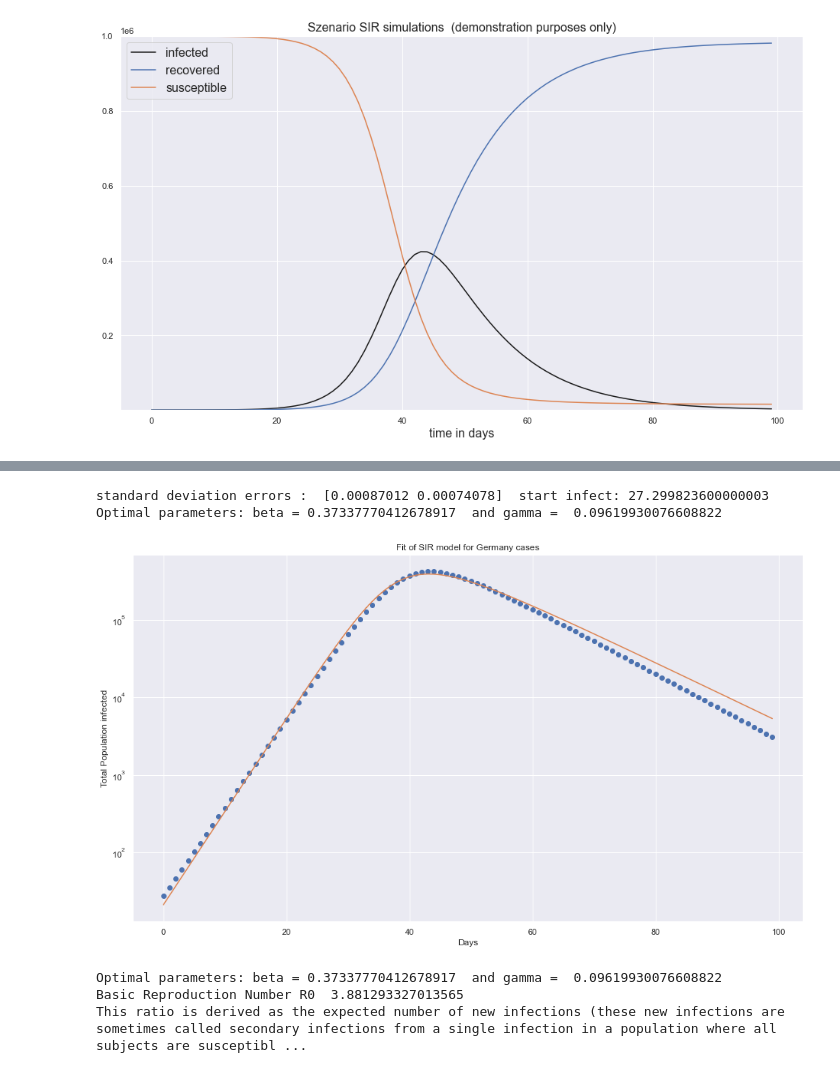
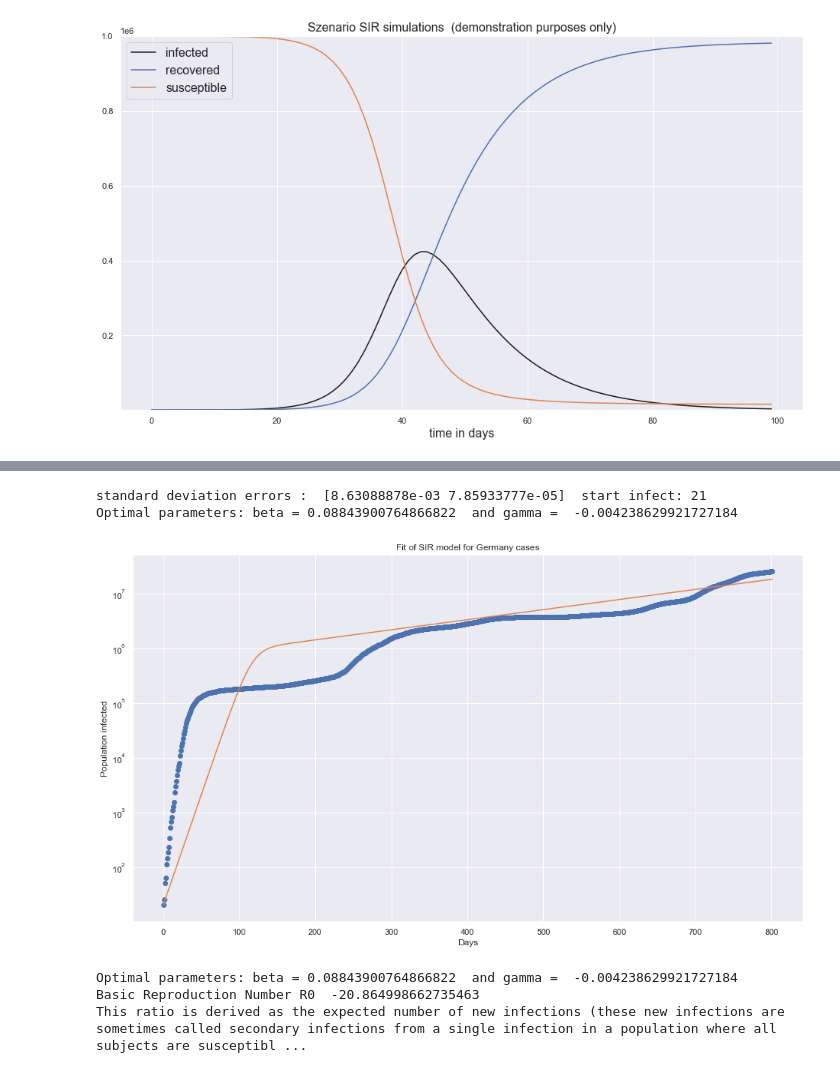
Before and after one commit to kienlef/Lecture_Covid_19_data_analysis, a Jupyter notebook: notebooks/SIR_modeling_2022-exercise.ipynb, the cells around one changed output, grey strips where cells are left out. Cells and saved outputs as stored; diff of their text form; code cells hidden in the pictures.

```diff
--- a/notebooks/SIR_modeling_2022-exercise.ipynb
+++ b/notebooks/SIR_modeling_2022-exercise.ipynb
@@ -132,0 +113,5 @@ step two: cross check if the innerlogic of your parameter fitting is correct
+# %%
+
+
+ydata = np.array(df_analyse.Germany[35:])
+t=np.arange(len(ydata))
@@ -159,8 +151,3 @@ def fit_odeint(x, beta, gamma):
     helper function for the integration
     '''
     return integrate.odeint(SIR_model_t, (S0, I0, R0), t, args=(beta, gamma))[:,1] # we only would like to get dI
-# %%
-## fit the data set ydata, here the simulative data set of the infected curve
-
-ydata = propagation_rates.infected
-t=np.arange(len(ydata))
@@ -168,0 +154,4 @@ t=np.arange(len(ydata))
+# %%
+# example curve of our differential equationa
+popt=[0.4,0.1]
+fit_odeint(t, *popt)
@@ -173,25 +183,23 @@ perr = np.sqrt(np.diag(pcov))
 print('standard deviation errors : ',str(perr), ' start infect:',ydata[0])
 print("Optimal parameters: beta =", popt[0], " and gamma = ", popt[1])
 # %% [output]
-standard deviation errors :  [0.00087012 0.00074078]  start infect: 27.299823600000003
-Optimal parameters: beta = 0.37337770412678917  and gamma =  0.09619930076608822
+standard deviation errors :  [8.63088878e-03 7.85933777e-05]  start infect: 21
+Optimal parameters: beta = 0.08843900764866822  and gamma =  -0.004238629921727184
 # %%
 # get the final fitted curve
 fitted=fit_odeint(t, *popt)
 # %%
 plt.semilogy(t, ydata, 'o')
 plt.semilogy(t, fitted)
-#plt.semilogy(fitted)
-
 plt.title("Fit of SIR model for Germany cases")
-plt.ylabel("Total Population infected")
+plt.ylabel("Population infected")
 plt.xlabel("Days")
 plt.show()
 print("Optimal parameters: beta =", popt[0], " and gamma = ", popt[1])
 print("Basic Reproduction Number R0 " , popt[0]/ popt[1])
 print("This ratio is derived as the expected number of new infections (these new infections are sometimes called secondary infections from a single infection in a population where all subjects are susceptible. @wiki")
 # %% [output]
-[figure, old version]
+[figure, new version]
-Optimal parameters: beta = 0.37337770412678917  and gamma =  0.09619930076608822
-Basic Reproduction Number R0  3.881293327013565
+Optimal parameters: beta = 0.08843900764866822  and gamma =  -0.004238629921727184
+Basic Reproduction Number R0  -20.864998662735463
 This ratio is derived as the expected number of new infections (these new infections are sometimes called secondary infections from a single infection in a population where all subjects are susceptibl ...
```
Also changed, not shown: parts of 16 cells of this notebook, 10 other files.
